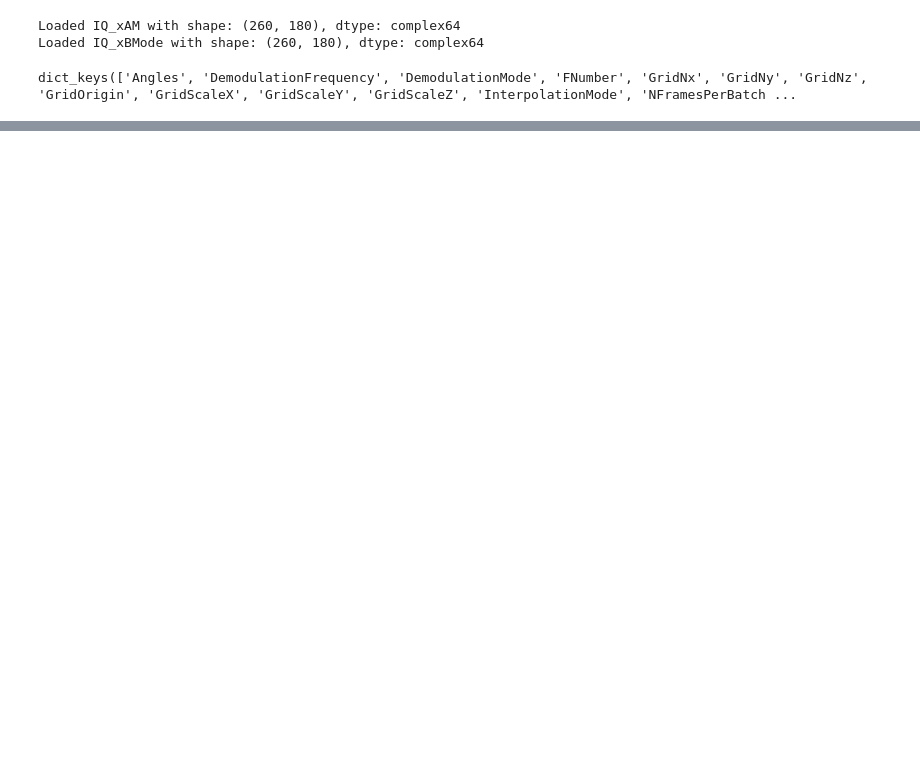
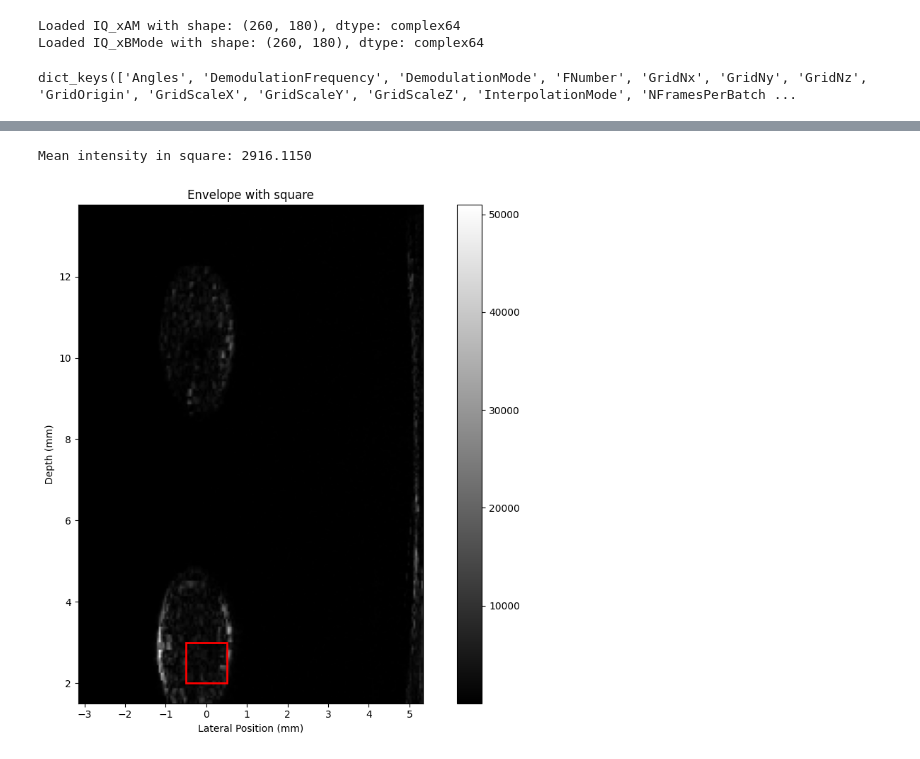
Before and after one commit to fabibombo/NB3026-ultrasound-processing, a Jupyter notebook: notebook1.ipynb, the cells around one changed output, grey strips where cells are left out. Saved outputs shown, nothing was run; the diff lists cells and outputs as text; code cells hidden in the pictures; blank space fills up the shorter version.

```diff
--- a/notebook1.ipynb
+++ b/notebook1.ipynb
@@ -205,0 +478,19 @@ fig1, ax1 = plot_beamformed_image(BFData, ReconParams, mode='AM')
+# %%
+x_mm = 3.0
+z_mm = 13.5
+
+x_mm = -0.0
+z_mm = 2.5
+
+width_mm = 1
+
+# Now plot the envelope with a square
+fig2, ax2 = plot_envelope_with_square(
+    envelope, lateral_mm, depth_mm,
+    x_mm=x_mm, z_mm=z_mm, width_mm=width_mm,
+    cmap='gray', title='Envelope with square'
+)
+plt.show()
+# %% [output]
+Mean intensity in square: 2916.1150
+[figure, added]
```
Also changed, not shown: parts of 10 cells of this notebook, 1 other file.
